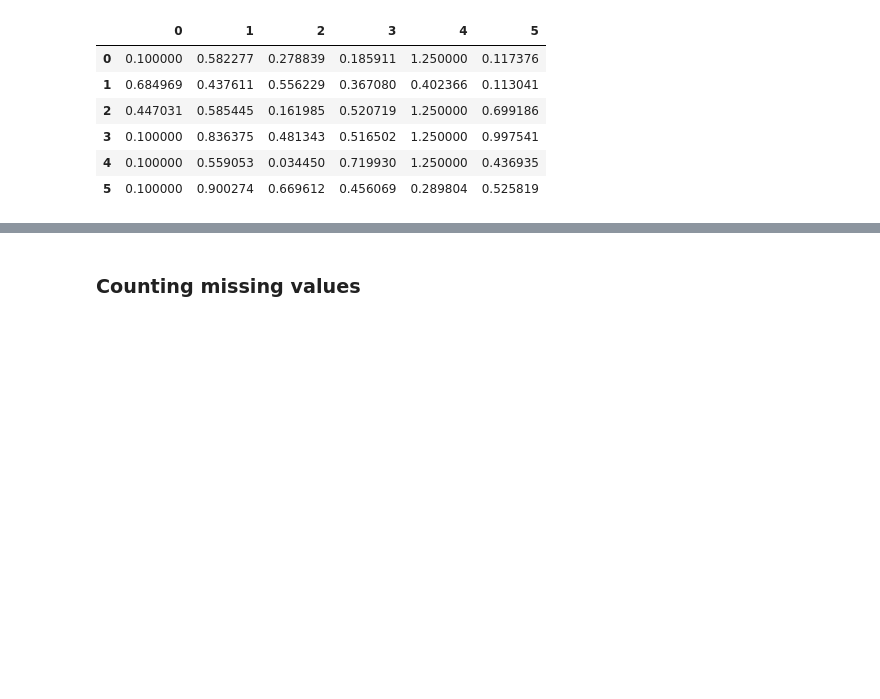
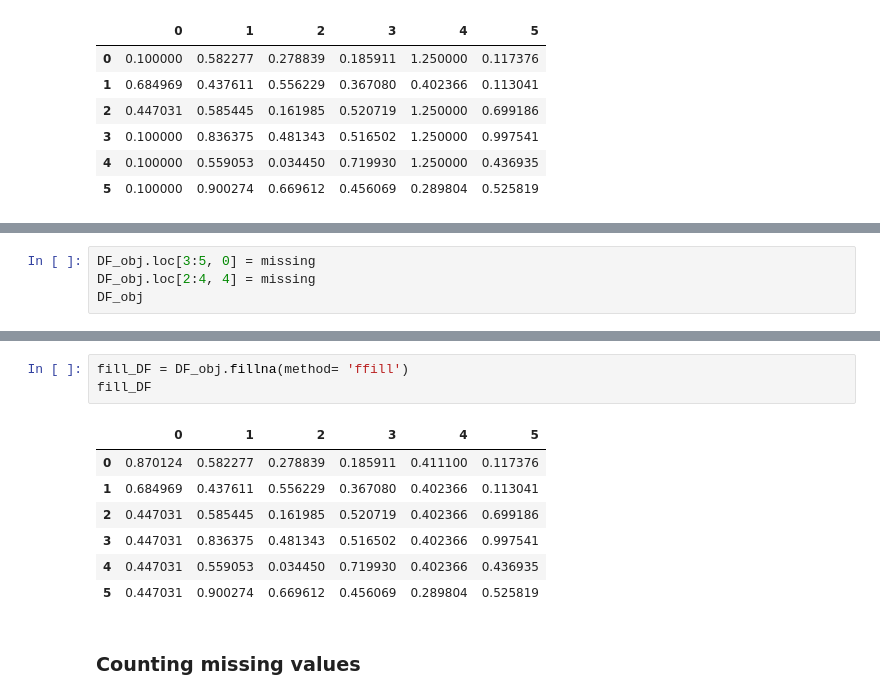
Before and after one commit to ArifAygun/Python-for-Data-Science-Essential-Training-Part-1, a Jupyter notebook: AA_linked_Python_for_DS_Ess_Train_Part_1_02_02.ipynb, the cells around one changed output, grey strips where cells are left out. Saved outputs shown, nothing was run; the diff lists cells and outputs as text; blank space fills up the shorter version.

```diff
--- a/AA_linked_Python_for_DS_Ess_Train_Part_1_02_02.ipynb
+++ b/AA_linked_Python_for_DS_Ess_Train_Part_1_02_02.ipynb
@@ -87,0 +102,4 @@ filled_DF
+# %%
+DF_obj.loc[3:5, 0] = missing
+DF_obj.loc[2:4, 4] = missing
+DF_obj
@@ -88,2 +114,13 @@ filled_DF
+# %%
+fill_DF = DF_obj.fillna(method= 'ffill')
+fill_DF
+# %% [output]
+|  | 0 | 1 | 2 | 3 | 4 | 5 |
+| 0 | 0.870124 | 0.582277 | 0.278839 | 0.185911 | 0.411100 | 0.117376 |
+| 1 | 0.684969 | 0.437611 | 0.556229 | 0.367080 | 0.402366 | 0.113041 |
+| 2 | 0.447031 | 0.585445 | 0.161985 | 0.520719 | 0.402366 | 0.699186 |
+| 3 | 0.447031 | 0.836375 | 0.481343 | 0.516502 | 0.402366 | 0.997541 |
+| 4 | 0.447031 | 0.559053 | 0.034450 | 0.719930 | 0.402366 | 0.436935 |
+| 5 | 0.447031 | 0.900274 | 0.669612 | 0.456069 | 0.289804 | 0.525819 |
 # %% [markdown]
 ### Counting missing values
```
Also changed, not shown: parts of 6 cells of this notebook.
